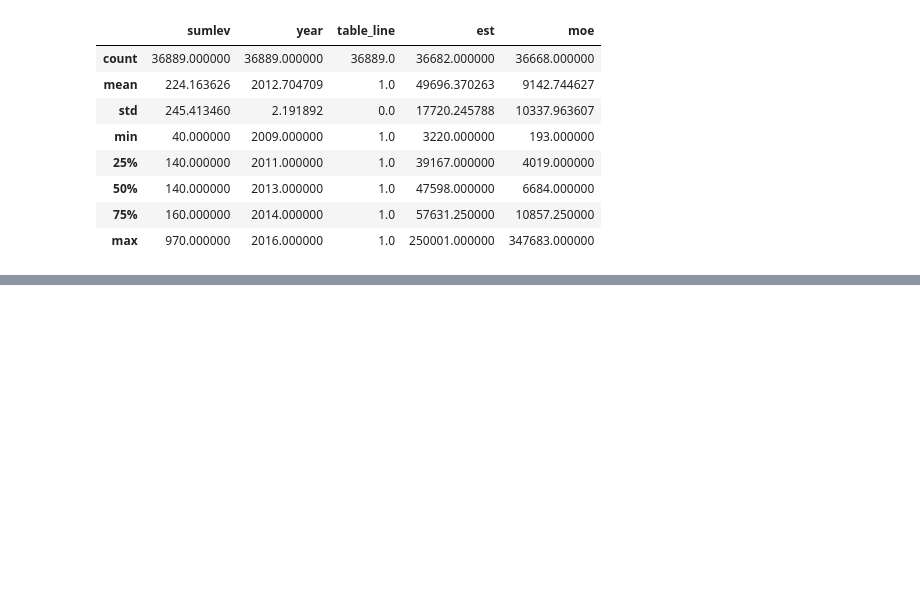
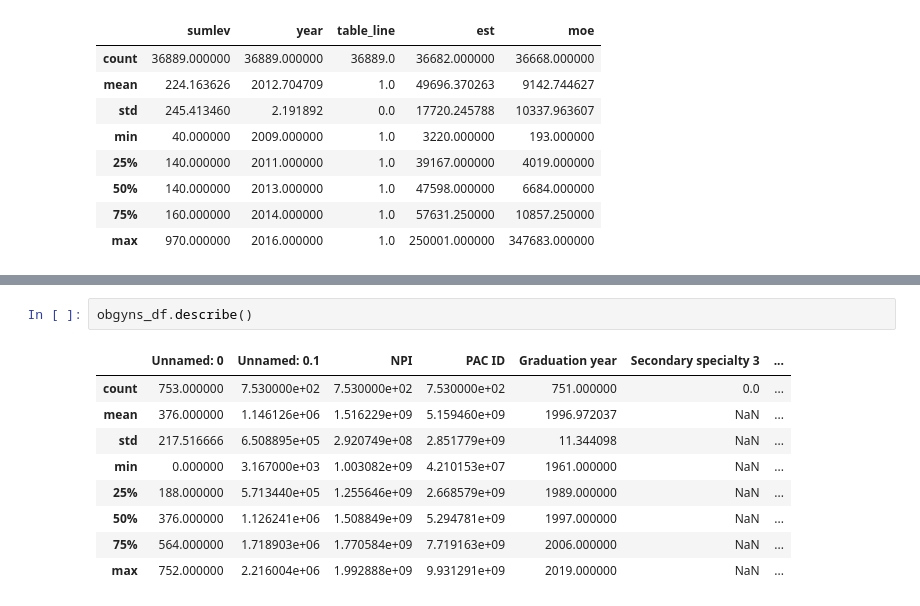
Before and after one commit to NotkerNotker/Indiana-OBGYN-Analysis, a Jupyter notebook: OB_Starter_Code-V1.ipynb, the cells around one changed output, grey strips where cells are left out. Saved outputs shown, nothing was run; the diff lists cells and outputs as text; blank space fills up the shorter version.

```diff
--- a/OB_Starter_Code-V1.ipynb
+++ b/OB_Starter_Code-V1.ipynb
@@ -115,0 +221,12 @@ median_income_df.describe()
+# %%
+obgyns_df.describe()
+# %% [output]
+|  | Unnamed: 0 | Unnamed: 0.1 | NPI | PAC ID | Graduation year | Secondary specialty 3 | ... |
+| count | 753.000000 | 7.530000e+02 | 7.530000e+02 | 7.530000e+02 | 751.000000 | 0.0 | ... |
+| mean | 376.000000 | 1.146126e+06 | 1.516229e+09 | 5.159460e+09 | 1996.972037 | NaN | ... |
+| std | 217.516666 | 6.508895e+05 | 2.920749e+08 | 2.851779e+09 | 11.344098 | NaN | ... |
+| min | 0.000000 | 3.167000e+03 | 1.003082e+09 | 4.210153e+07 | 1961.000000 | NaN | ... |
+| 25% | 188.000000 | 5.713440e+05 | 1.255646e+09 | 2.668579e+09 | 1989.000000 | NaN | ... |
+| 50% | 376.000000 | 1.126241e+06 | 1.508849e+09 | 5.294781e+09 | 1997.000000 | NaN | ... |
+| 75% | 564.000000 | 1.718903e+06 | 1.770584e+09 | 7.719163e+09 | 2006.000000 | NaN | ... |
+| max | 752.000000 | 2.216004e+06 | 1.992888e+09 | 9.931291e+09 | 2019.000000 | NaN | ... |
```
Also changed, not shown: parts of 23 cells of this notebook.
